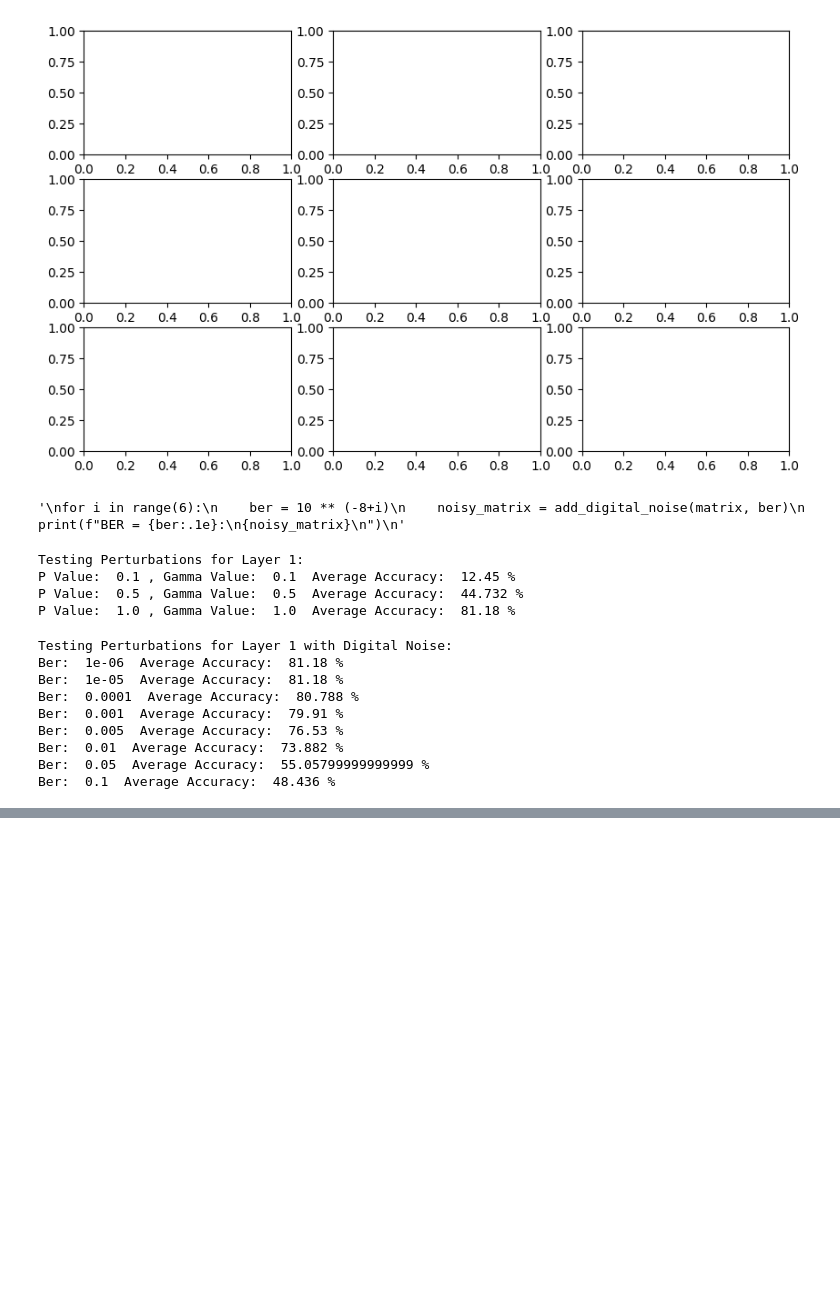
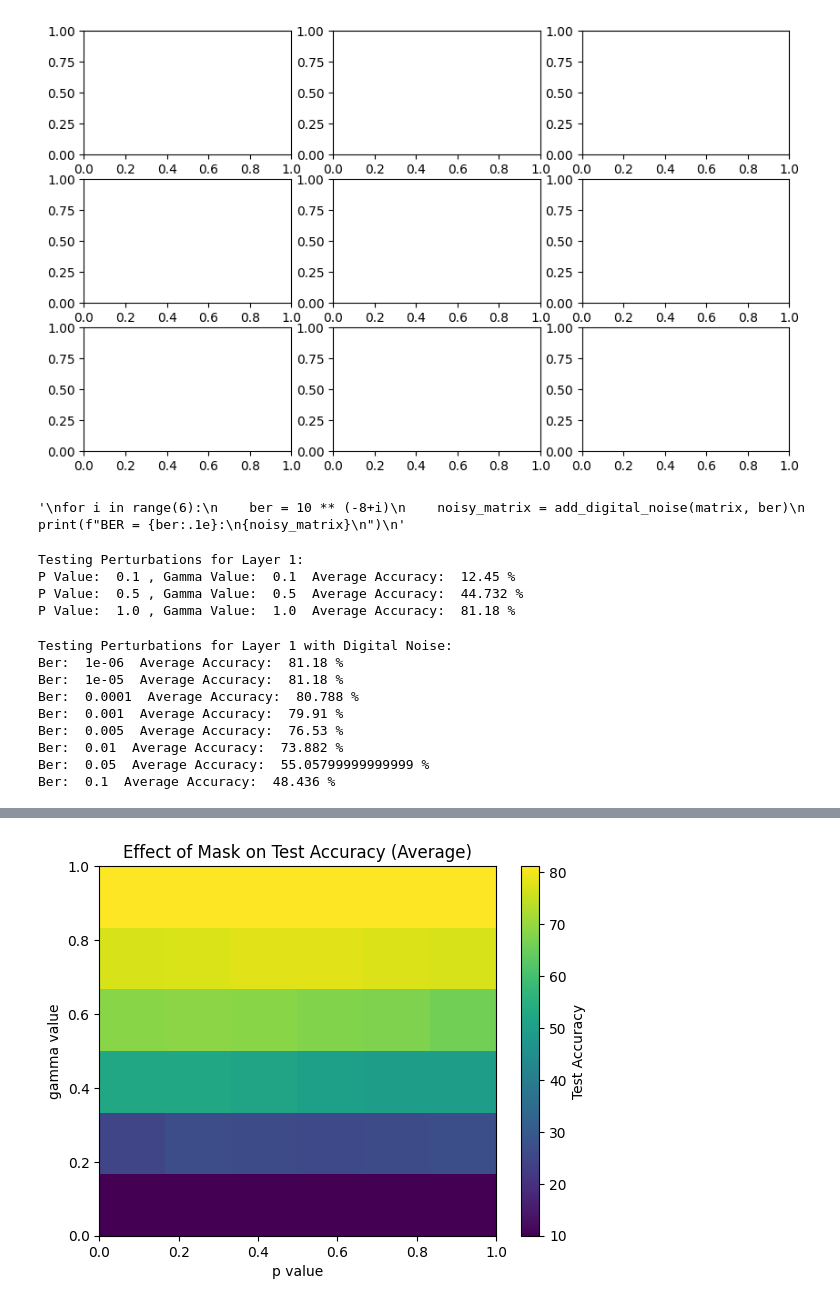
Before and after one commit to Markay12/pynq-finn-FPGA, a Jupyter notebook: noise_weight_analysis/Cifar10/Brevitas/src/Cifar10_Brevitas_NoiseTesting.ipynb, the cells around one changed output, grey strips where cells are left out. Drawn from its saved outputs; the diff is of its cells as text; code cells hidden in the pictures; blank space fills up the shorter version.

Commit message:
Add plot functions

```diff
--- a/noise_weight_analysis/Cifar10/Brevitas/src/Cifar10_Brevitas_NoiseTesting.ipynb
+++ b/noise_weight_analysis/Cifar10/Brevitas/src/Cifar10_Brevitas_NoiseTesting.ipynb
@@ -706,0 +556,86 @@ print(ber_vector)
+# %%
+import numpy as np
+import matplotlib.pyplot as plt
+import os
+
+# update number of perturbations
+num_perturbations = 1
+
+# Define layer names
+layer_names = ['layer1', 'layer2', 'layer3', 'layer4', 'layer5', 'fc1', 'fc2']
+if not os.path.exists("noise_plots_brevitas/mask/"):
+    os.makedirs("noise_plots_brevitas/mask")
+plt.style.use('default')
+
+# Define p_values and gamma_values
+p_vals = np.linspace(1e-3, 0.4, 15)
+gamma_vals = np.linspace(1e-3, 0.99, 5)
+
+# Create a list to store the test accuracies for all layers
+all_test_accs = []
+
+# Loop over each layer
+for layer in layer_names:
+    # Initialize a list to store the test accuracies for this layer
+    test_accs = []
+
+    # Iterate over p_values and gamma_values
+    for p in p_values:
+        for gamma in gamma_values:
+
+            # Add noise to the model for the defined layer only
+            noisy_models = add_mask_to_model_brevitas(
+                model, [layer], p, gamma, num_perturbations)
+            accuracies = []
+
+            # Test the accuracy of each noisy model and append the result to the accuracies list
+            for noisy_model in noisy_models:
+                # Move the model back to the target device
+                noisy_model.to(device)
+                accuracies.append(test(noisy_model, test_quantized_loader, device))
+
+            # Calculate the average accuracy and print the result
+            avg_accuracy = sum(accuracies) / len(accuracies)
+            test_accs.append(avg_accuracy)
+            print("Layer: {}, p: {}, gamma: {}, Average Accuracy: {}%".format(
+                layer, p, gamma, avg_accuracy))
+
+    # Store the test accuracies for this layer in the all_test_accs list
+    all_test_accs.append(test_accs)
+
+# Define the grid for p_values and gamma_values
+p_grid, gamma_grid = np.meshgrid(p_values, gamma_values)
+
+for i, layer in enumerate(layer_names):
+    # Reshape test_accs list into a matrix
+    test_accs_matrix = np.reshape(all_test_accs[i], (len(p_values), len(gamma_values)))
+
+    # Create heatmap for the current layer
+    plt.figure()
+    plt.imshow(test_accs_matrix, cmap='viridis', origin='lower',
+               extent=(p_values[0], p_values[-1], gamma_values[0], gamma_values[-1]),
+               aspect='auto')
+    plt.colorbar(label='Test Accuracy')
+    plt.xlabel('p value')
+    plt.ylabel('gamma value')
+    plt.title(f'Effect of Mask on Test Accuracy for {layer}')
+    plt.savefig(f"noise_plots_brevitas/mask/{layer}.png")
+    plt.clf()
+
+# Compute the average test accuracy across all layers for each p and gamma value
+avg_test_accs = np.mean(all_test_accs, axis=0)
+avg_test_accs_matrix = np.reshape(avg_test_accs, (len(p_values), len(gamma_values)))
+
+# Create heatmap for the average test accuracy
+plt.figure()
+plt.imshow(avg_test_accs_matrix, cmap='viridis', origin='lower',
+           extent=(p_values[0], p_values[-1], gamma_values[0], gamma_values[-1]),
+           aspect='auto')
+plt.colorbar(label='Test Accuracy')
+plt.xlabel('P value')
+plt.ylabel('Gamma Value')
+plt.title('Effect of Mask on Test Accuracy (Average)')
+plt.savefig("noise_plots_brevitas/mask/average.png")
+plt.show()
+plt.clf()
+# %% [output]
@@ -706,0 +664 @@ print(ber_vector)
+[figure, added]
```
Also changed, not shown: parts of 9 cells of this notebook, 16 other files.
